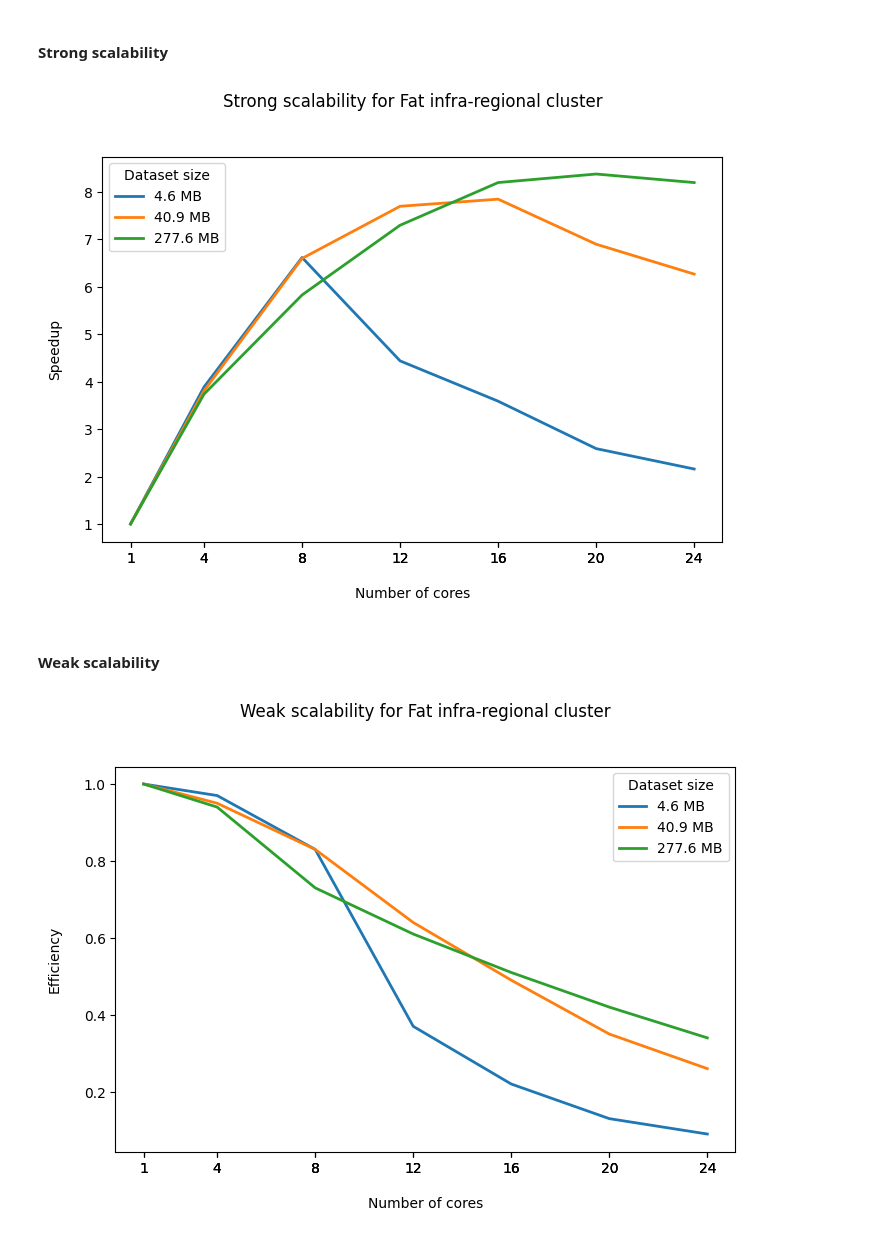
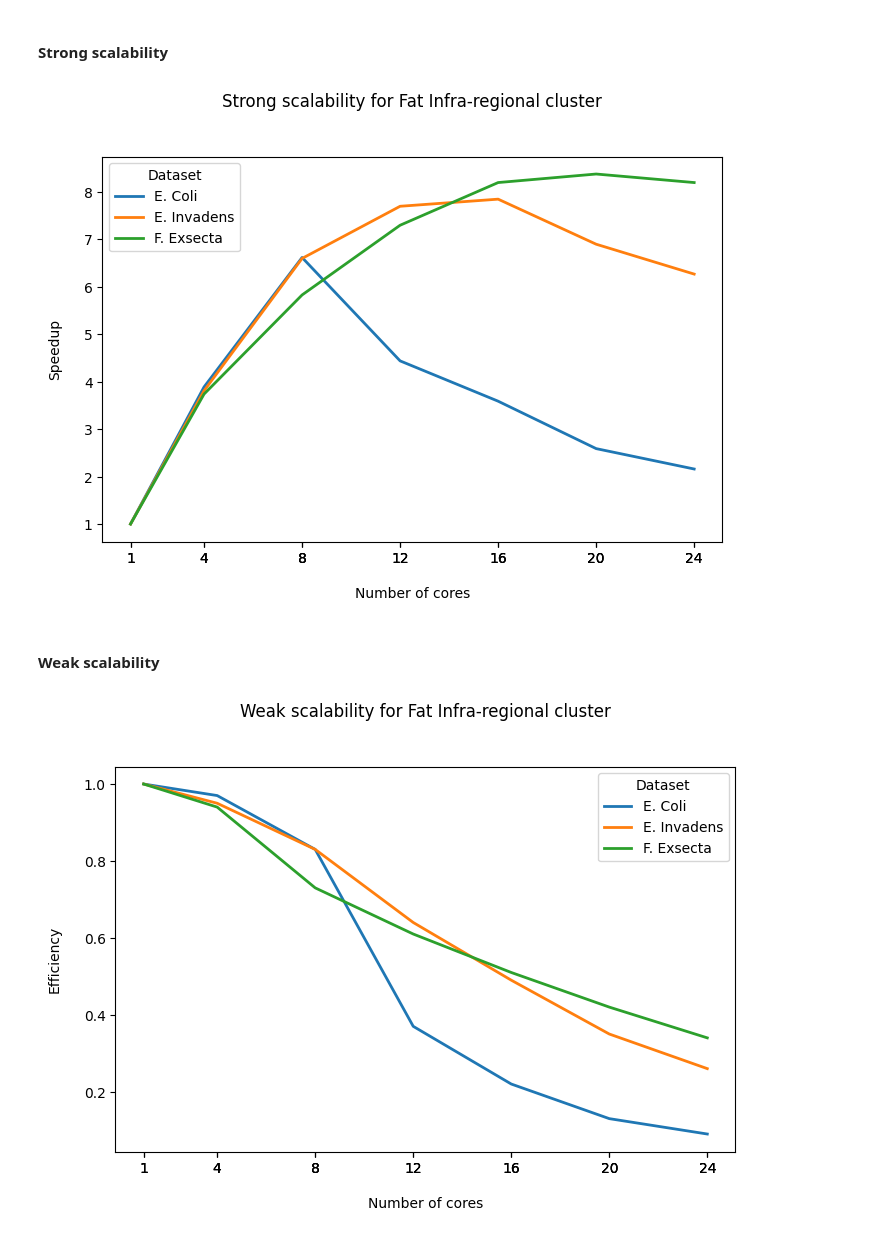
Before and after one commit to AndreiBlindu/genome-pattern-search-OpenMPI, a Jupyter notebook: analysis/analysis.ipynb, the cells around one changed output. Cells and saved outputs as stored; diff of their text form; code cells hidden in the pictures.

```diff
--- a/analysis/analysis.ipynb
+++ b/analysis/analysis.ipynb
@@ -39,7 +39,7 @@ def plot_graph(df, y, title, ylabel):
         ax = grp.plot(ax=ax, kind='line', x='v_cpu', y=y, legend=True, linewidth=2)
 
     plt.title(title+'\n\n')
-    plt.legend(title='Dataset size', labels=['4.6 MB', '40.9 MB', '277.6 MB'], loc='best')
+    plt.legend(title='Dataset', labels=['E. Coli ', 'E. Invadens', 'F. Exsecta'], loc='best')
     plt.xticks(ticks=df["v_cpu"])
     plt.xlabel('\nNumber of cores')
     plt.ylabel(ylabel+'\n')
@@ -109,12 +109,12 @@ df
 # %% [markdown]
 #### Strong scalability
 # %%
-plot_graph(df, 'speedup', 'Strong scalability for Fat infra-regional cluster', 'Speedup')
+plot_graph(df, 'speedup', 'Strong scalability for Fat Infra-regional cluster', 'Speedup')
 # %% [output]
-[figure, old version]
+[figure, new version]
 # %% [markdown]
 #### Weak scalability
 # %%
-plot_graph(df, 'efficiency', 'Weak scalability for Fat infra-regional cluster', 'Efficiency')
+plot_graph(df, 'efficiency', 'Weak scalability for Fat Infra-regional cluster', 'Efficiency')
 # %% [output]
-[figure, old version]
+[figure, new version]
```
Also changed, not shown: parts of 14 cells of this notebook, 9 other files.
